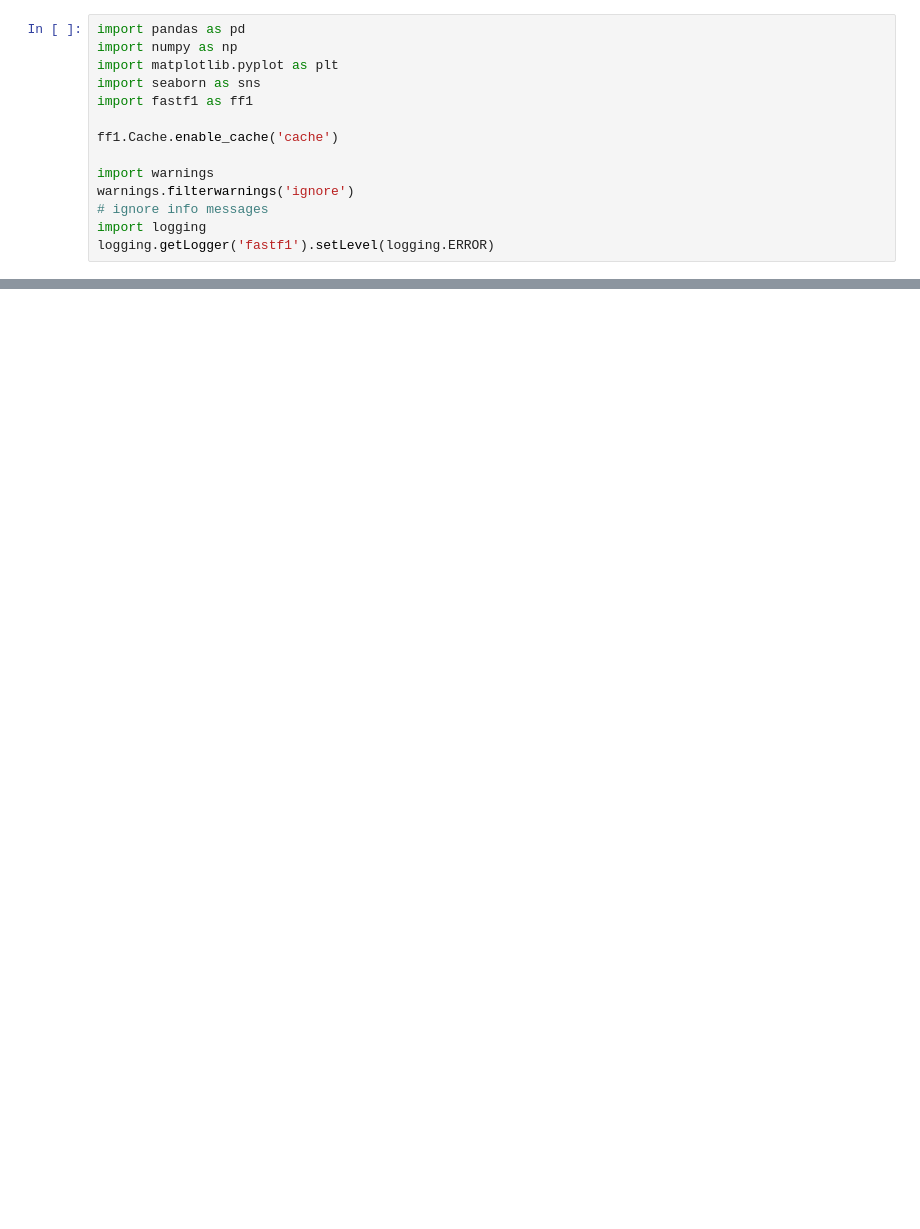
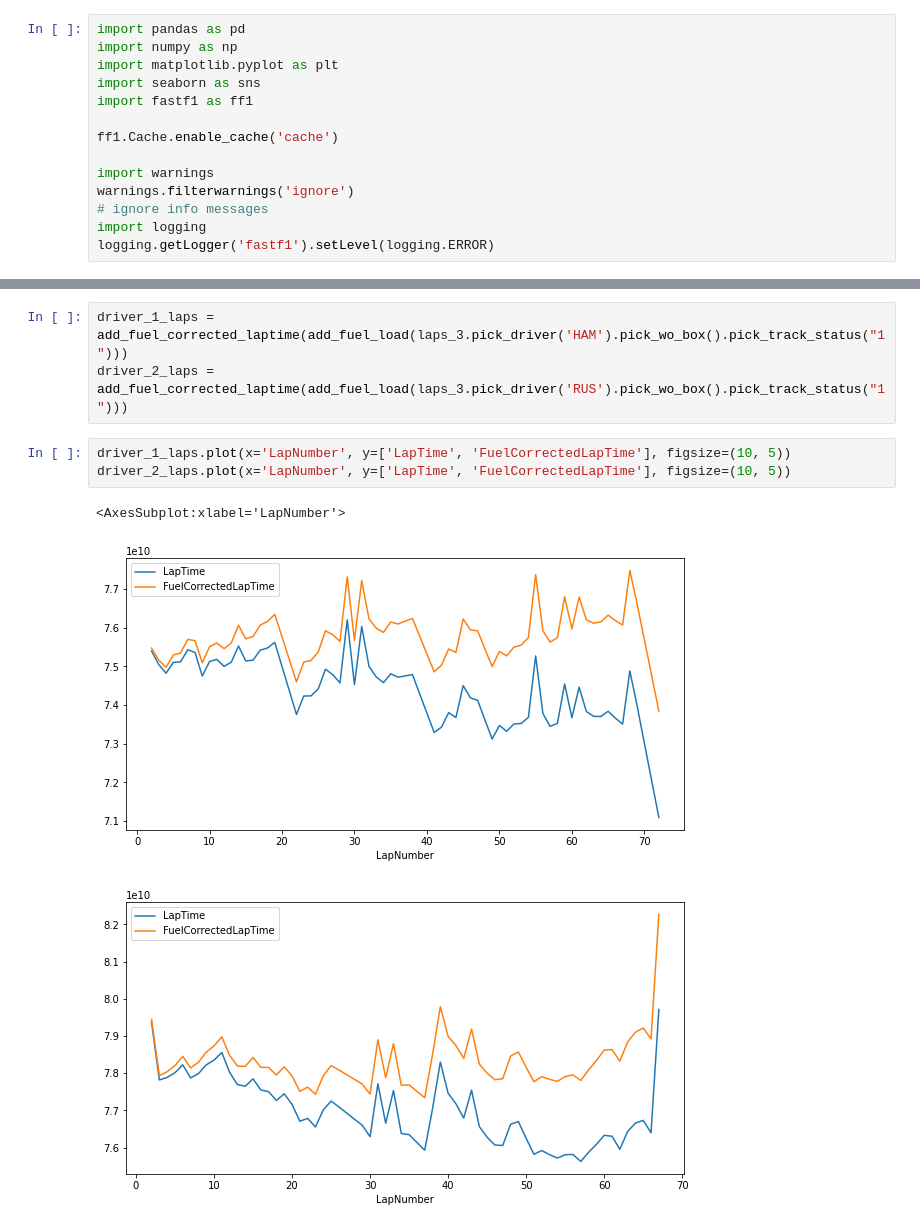
Before and after one commit to Nelson-Jnrnd/f1-pit-predictor-dataset, a Jupyter notebook: report.ipynb, the cells around one changed output, grey strips where cells are left out. Drawn from its saved outputs; the diff is of its cells as text; blank space fills up the shorter version.

```diff
--- a/report.ipynb
+++ b/report.ipynb
@@ -47,0 +201,10 @@ ax.set_title("Number of samples per data type")
+# %%
+driver_1_laps = add_fuel_corrected_laptime(add_fuel_load(laps_3.pick_driver('HAM').pick_wo_box().pick_track_status("1")))
+driver_2_laps = add_fuel_corrected_laptime(add_fuel_load(laps_3.pick_driver('RUS').pick_wo_box().pick_track_status("1")))
+# %%
+driver_1_laps.plot(x='LapNumber', y=['LapTime', 'FuelCorrectedLapTime'], figsize=(10, 5))
+driver_2_laps.plot(x='LapNumber', y=['LapTime', 'FuelCorrectedLapTime'], figsize=(10, 5))
+# %% [output]
+<AxesSubplot:xlabel='LapNumber'>
+[figure, added]
+[figure, added]
```
Also changed, not shown: parts of 11 cells of this notebook, 4 other files.
